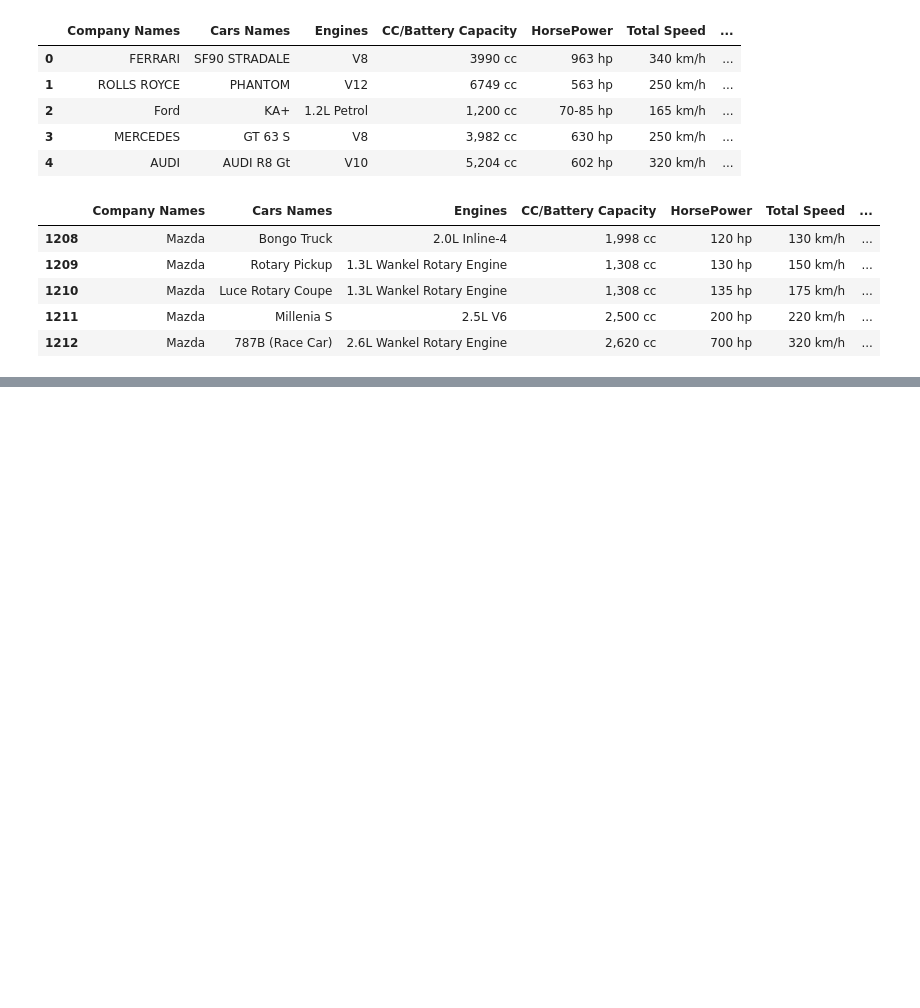
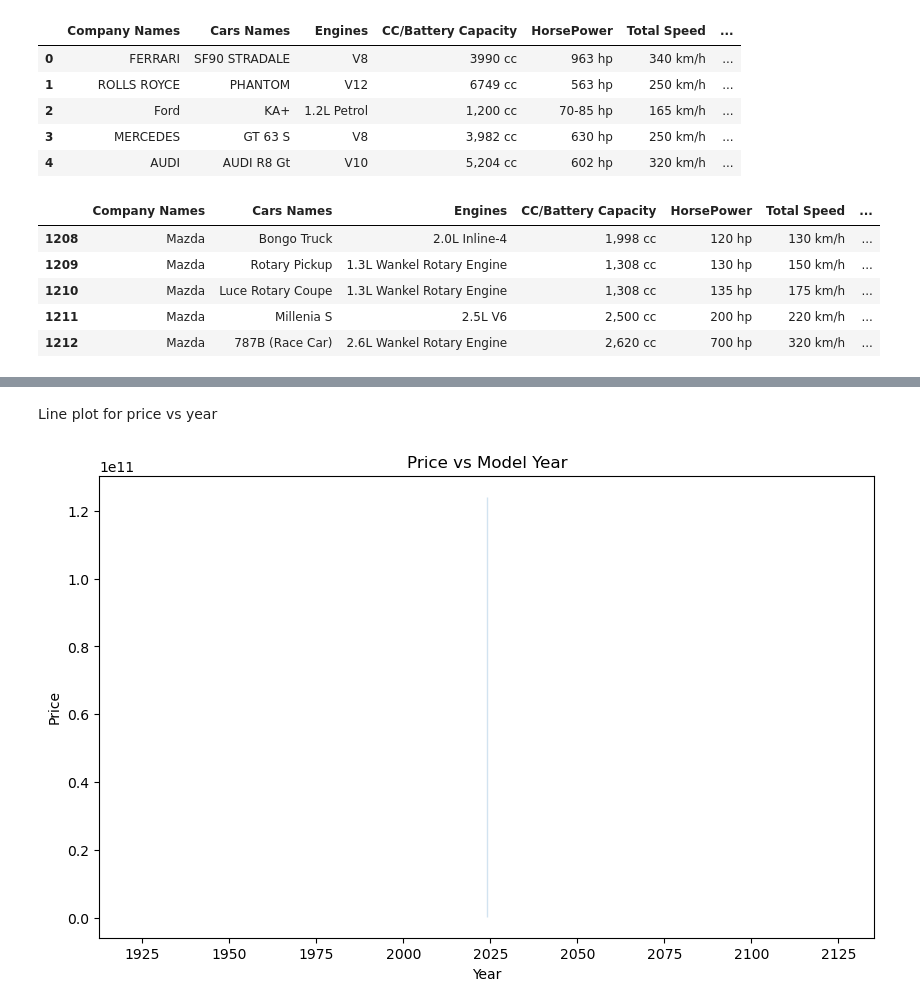
Before and after one commit to dannicolau7/The-Ultimate-Cars-2024, a Jupyter notebook: notebook.ipynb, the cells around one changed output, grey strips where cells are left out. Saved outputs shown, nothing was run; the diff lists cells and outputs as text; code cells hidden in the pictures; blank space fills up the shorter version.

```diff
--- a/notebook.ipynb
+++ b/notebook.ipynb
@@ -27,0 +159,3 @@ cars2024.tail()
+# %%
+cars2024['Year'] = 2024  # Assume dataset reflects cars listed for 2024
+cars2024.head()
@@ -27,0 +174,11 @@ cars2024.tail()
+# %% [markdown]
+Line plot for price vs year
+# %%
+plt.figure(figsize=(10, 6))
+sns.lineplot(x='Year', y='Cars Prices', data=cars2024)
+plt.title("Price vs Model Year")
+plt.xlabel("Year")
+plt.ylabel("Price")
+plt.show()
+# %% [output]
+[figure, added]
```
Also changed, not shown: parts of 26 cells of this notebook.
